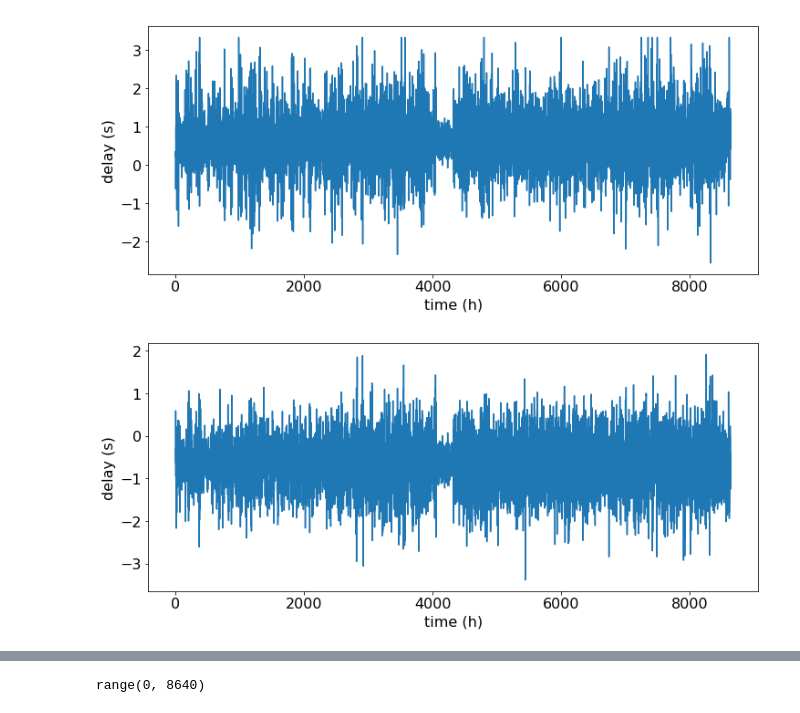
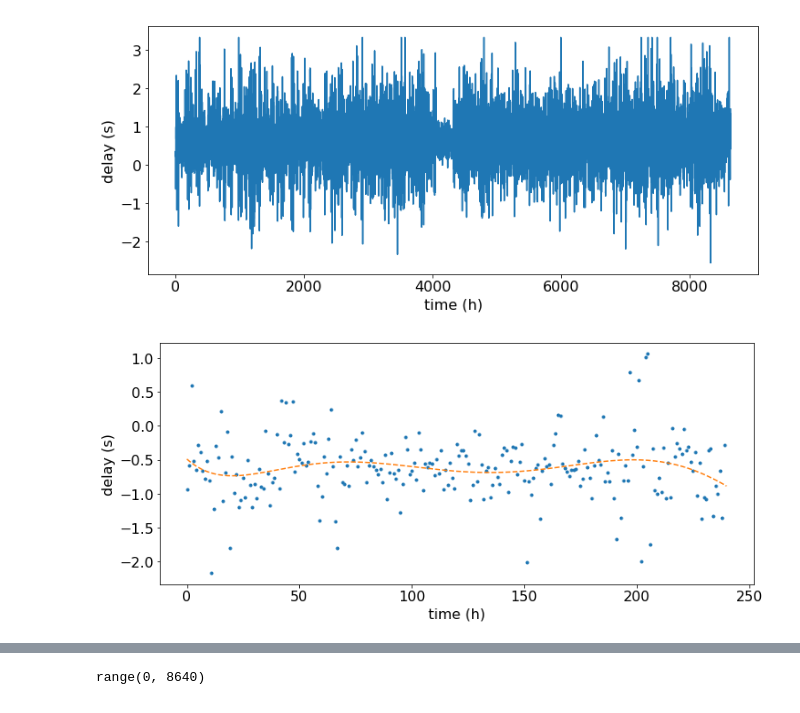
Before and after one commit to janguera/seismic-monitors-time-delay, a Jupyter notebook: Graph denoising Notebook.ipynb, the cells around one changed output, grey strips where cells are left out. Cells and saved outputs as stored; diff of their text form; code cells hidden in the pictures.

```diff
--- a/Graph denoising Notebook.ipynb
+++ b/Graph denoising Notebook.ipynb
@@ -307,17 +390,22 @@ plt.show()
 # %% [output]
 [figure]
 # %%
+noise = reversed_W_ts[:,1,0] - asd[:,1,0]
+
+z = np.polyfit(range(240), noise[0:240], 6)
+p = np.poly1d(z)
+xp = np.linspace(0, 240, 240)
 width = 12
 height = 5
 plt.figure(figsize=(width, height))
-plt.plot(range(len(asd[:,1,0])), reversed_W_ts[:,1,0] - asd[:,1,0])
+plt.plot(range(len(noise[0:240])), noise[0:240], ".", xp, p(xp), "--")
 plt.xlabel('time (h)', fontsize=16)
 plt.yticks(fontsize=16)
 plt.xticks(fontsize=16)
 plt.ylabel('delay (s)', fontsize=16)
 # plt.title("Computation loops as a function of learning rate.")
 #plt.plot([i for i in range(1,25)], data_2[0][0])
 #plt.ylabel('some numbers')
 plt.show()
 # %% [output]
-[figure, old version]
+[figure, new version]
```
Also changed, not shown: parts of 9 cells of this notebook, 6 other files.
